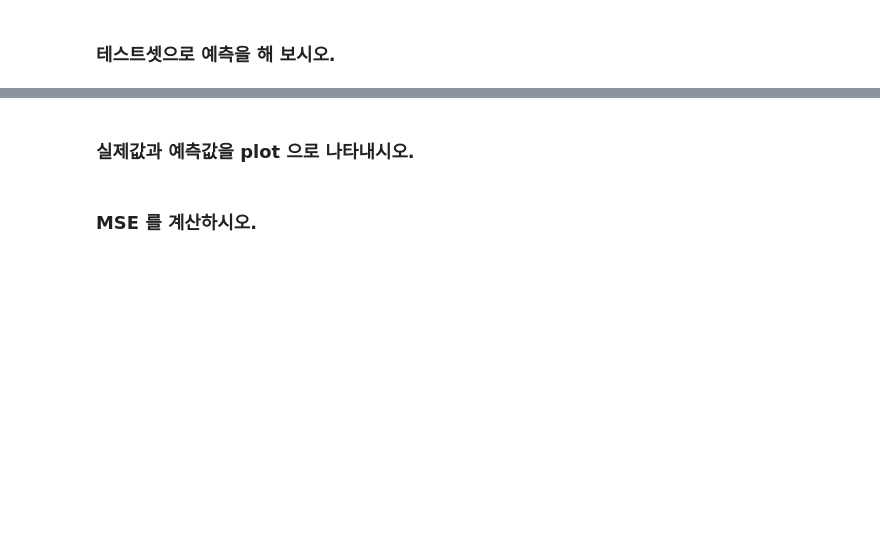
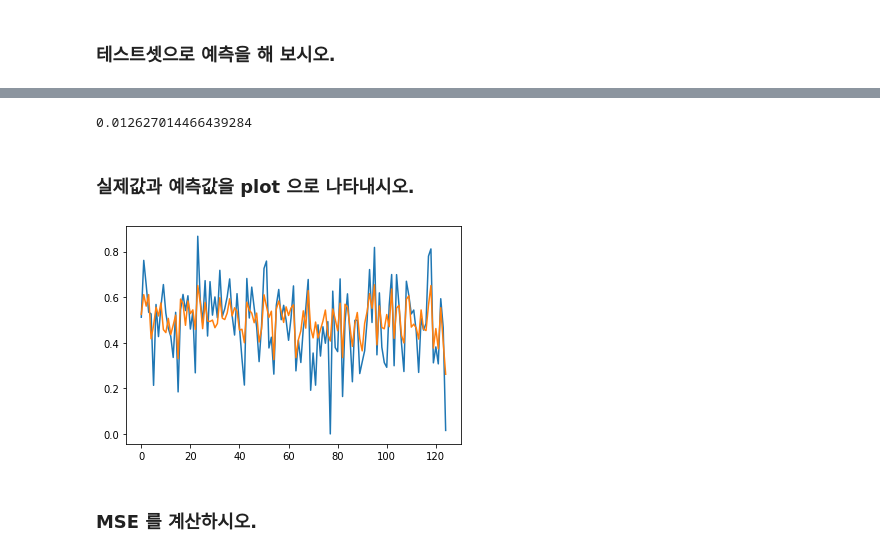
Before and after one commit to leopard4/yh-k3, a Jupyter notebook: 딥러닝강의파일/02_Car_Purchase_Amount_Predictions_Using_ANNs.ipynb, the cells around one changed output, grey strips where cells are left out. Saved outputs shown, nothing was run; the diff lists cells and outputs as text; code cells hidden in the pictures; blank space fills up the shorter version.

```diff
--- a/딥러닝강의파일/02_Car_Purchase_Amount_Predictions_Using_ANNs.ipynb
+++ b/딥러닝강의파일/02_Car_Purchase_Amount_Predictions_Using_ANNs.ipynb
@@ -197,2 +233,13 @@ from sklearn.preprocessing import MinMaxScaler
+# %%
+def build_model() :
+  model = Sequential()
+  model.add( Dense(units=5 , activation='relu', input_shape=(5,)  )  )
+  model.add( Dense(units=25, activation='relu'))
+  model.add( Dense(units=10, activation='relu'))
+  model.add( Dense(units=1, activation='linear' ) )
+  model.compile( optimizer= 'adam' , loss= 'mse', metrics=['mse', 'mae'] )
+  return model
 # %% [markdown]
 ### 옵티마이저는 'adam' 으로 하고, 로스펑션은 'mean_squared_error' 로 셋팅하여 컴파일 하시오
+# %%
+model = build_model()
@@ -200,0 +282,2 @@ from sklearn.preprocessing import MinMaxScaler
+# %%
+model.fit(X_train, y_train, batch_size= 10, epochs= 20)
@@ -203,2 +310,4 @@ from sklearn.preprocessing import MinMaxScaler
 # %% [markdown]
 ### 테스트셋으로 예측을 해 보시오.
+# %%
+y_pred = model.predict(X_test)
@@ -205,5 +358,15 @@ from sklearn.preprocessing import MinMaxScaler
+# %%
+(error ** 2).mean()
+# %% [output]
+0.012627014466439284
 # %% [markdown]
 ### 실제값과 예측값을 plot 으로 나타내시오.
+# %%
+plt.plot(y_test)
+plt.plot(y_pred)
+plt.show()
+# %% [output]
+[figure, added]
 # %% [markdown]
 ### MSE 를 계산하시오.
 # %% [markdown]
```
Also changed, not shown: parts of 35 cells of this notebook.
